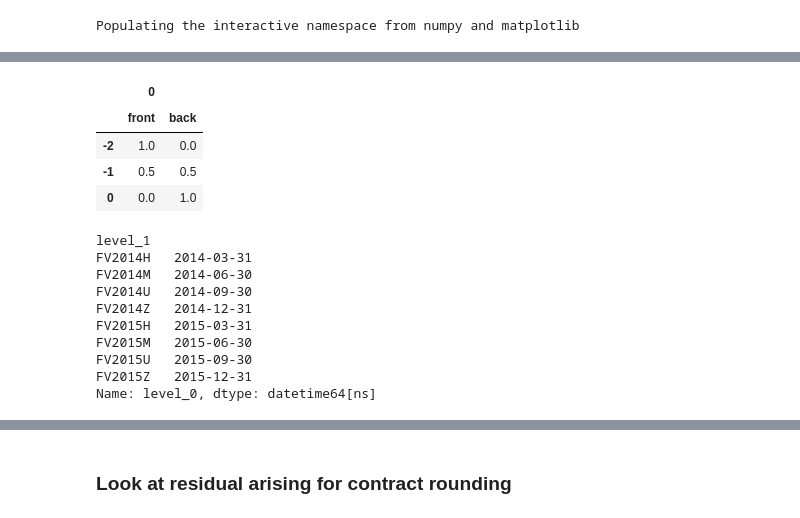
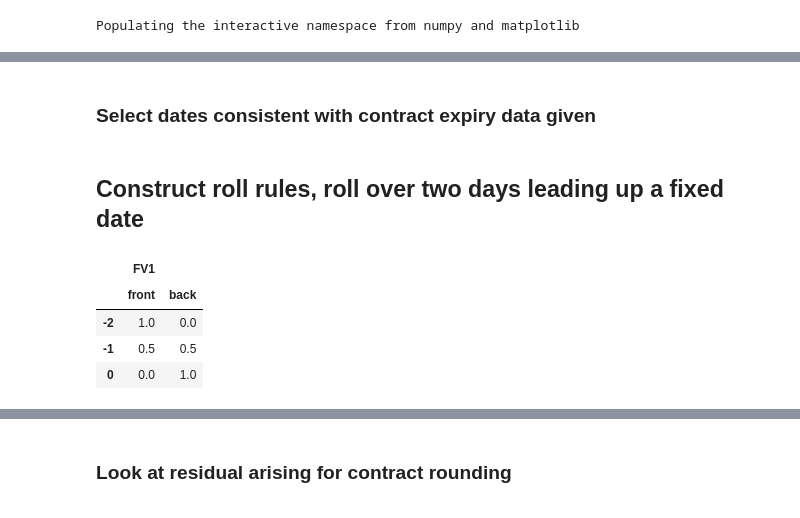
Before and after one commit to matthewgilbert/mapping, a Jupyter notebook: examples/continous_returns.ipynb, the cells around one changed output, grey strips where cells are left out. Cells and saved outputs as stored; diff of their text form; code cells hidden in the pictures.

```diff
--- a/examples/continous_returns.ipynb
+++ b/examples/continous_returns.ipynb
@@ -50,0 +92,2 @@ Name: Settle, dtype: float64
+# %% [markdown]
+### Select dates consistent with contract expiry data given
@@ -51,28 +98,13 @@ Name: Settle, dtype: float64
+# %% [markdown]
+## Construct roll rules, roll over two days leading up a fixed date
 # %%
-cols = pd.MultiIndex.from_product([[0], ['front', 'back']])
+cols = pd.MultiIndex.from_product([["FV1"], ['front', 'back']])
 idx = [-2, -1, 0]
 transition = pd.DataFrame([[1.0, 0.0], [0.5, 0.5], [0.0, 1.0]], index=idx, columns=cols)
-
 transition
 # %% [output]
-|  | 0 |  |
+|  | FV1 |  |
 |  | front | back |
 | -2 | 1.0 | 0.0 |
 | -1 | 0.5 | 0.5 |
 | 0 | 0.0 | 1.0 |
-# %%
-# hacky way to get "last trade date" without actually looking at contract meta data
-contract_dates = prices.reset_index().groupby("level_1").last().loc[:, "level_0"]
-
-contract_dates.sort_values()
-# %% [output]
-level_1
-FV2014H   2014-03-31
-FV2014M   2014-06-30
-FV2014U   2014-09-30
-FV2014Z   2014-12-31
-FV2015H   2015-03-31
-FV2015M   2015-06-30
-FV2015U   2015-09-30
-FV2015Z   2015-12-31
-Name: level_0, dtype: datetime64[ns]
```
Also changed, not shown: parts of 37 cells of this notebook, 1 other file.
